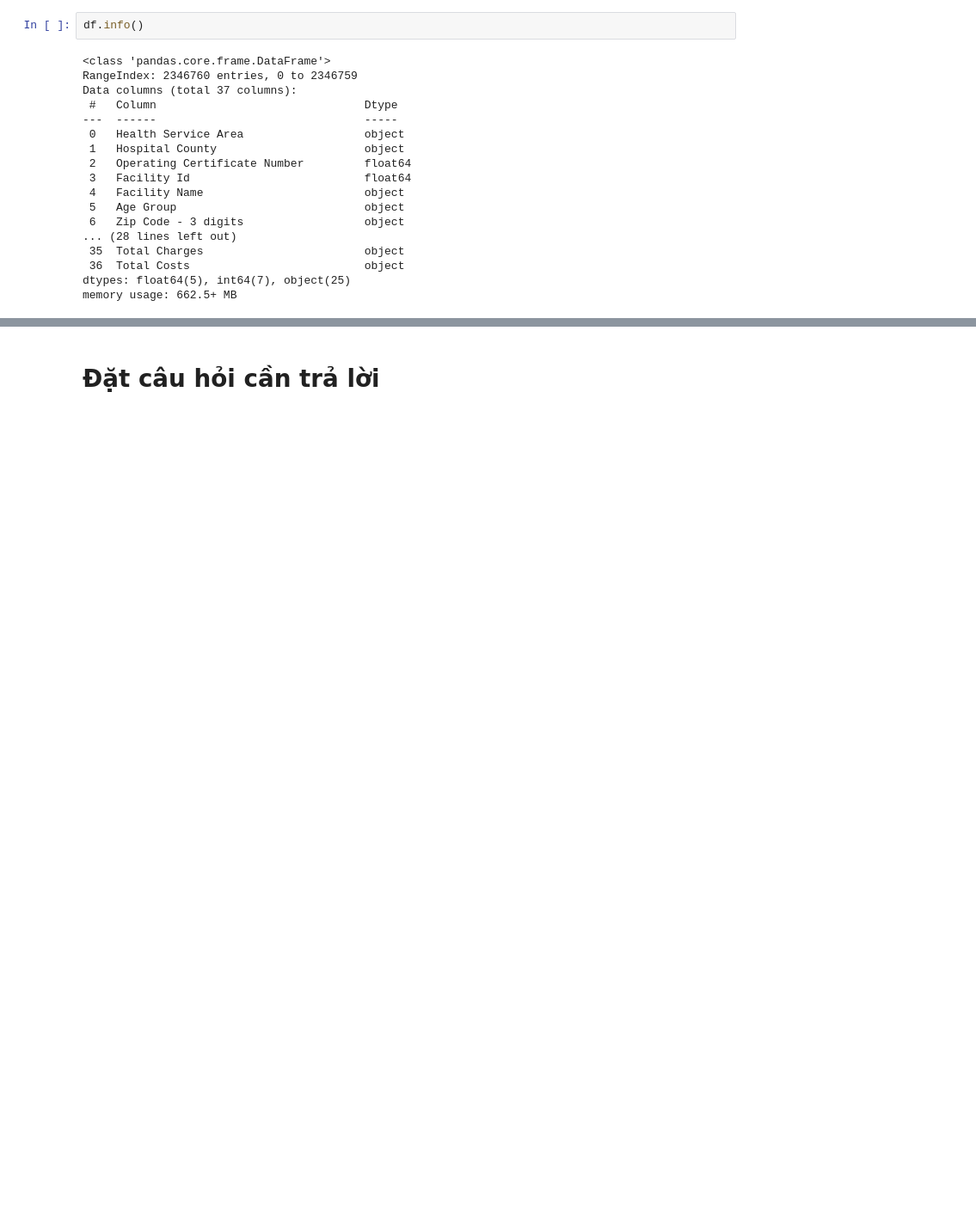
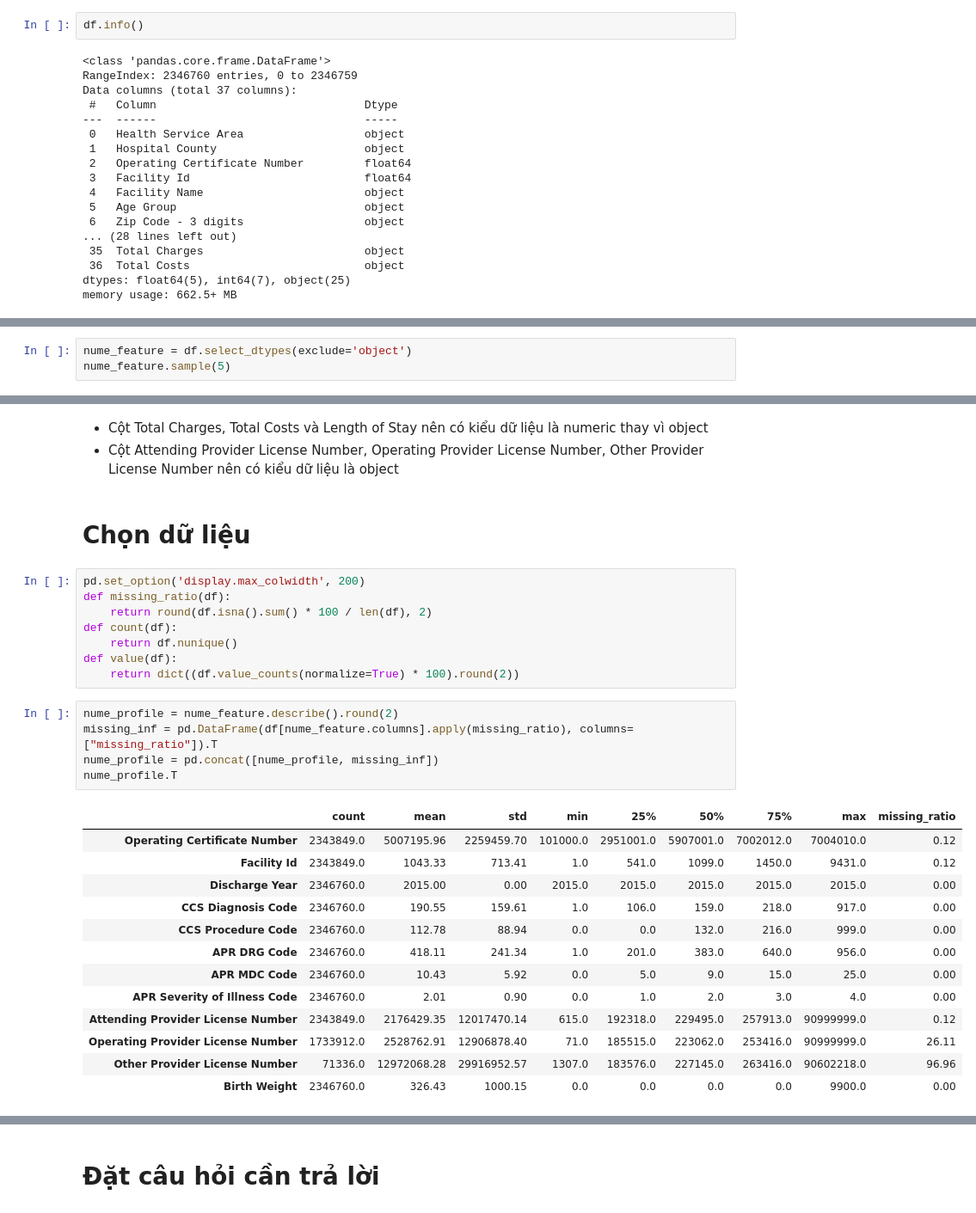
Before and after one commit to viplazylmht/P4DS_final, a Jupyter notebook: P4DS_Final.ipynb, the cells around one changed output, grey strips where cells are left out. Shown at 86% size. Saved outputs shown, nothing was run; the diff lists cells and outputs as text; blank space fills up the shorter version.

```diff
--- a/P4DS_Final.ipynb
+++ b/P4DS_Final.ipynb
@@ -114,0 +173,3 @@ array(['5', '8', '4', '3', '2', '9', '1', '59', '10', '17', '35', '15',
+# %%
+nume_feature = df.select_dtypes(exclude='object')
+nume_feature.sample(5)
@@ -114,0 +191,32 @@ array(['5', '8', '4', '3', '2', '9', '1', '59', '10', '17', '35', '15',
+# %% [markdown]
+- Cột Total Charges, Total Costs và Length of Stay nên có kiểu dữ liệu là numeric thay vì object
+- Cột Attending Provider License Number, Operating Provider License Number, Other Provider License Number nên có kiểu dữ liệu là object
+# %% [markdown]
+# Chọn dữ liệu
+# %%
+pd.set_option('display.max_colwidth', 200)
+def missing_ratio(df):
+    return round(df.isna().sum() * 100 / len(df), 2)
+def count(df):
+    return df.nunique()
+def value(df):
+    return dict((df.value_counts(normalize=True) * 100).round(2))
+# %%
+nume_profile = nume_feature.describe().round(2)
+missing_inf = pd.DataFrame(df[nume_feature.columns].apply(missing_ratio), columns=["missing_ratio"]).T
+nume_profile = pd.concat([nume_profile, missing_inf])
+nume_profile.T
+# %% [output]
+|  | count | mean | std | min | 25% | 50% | 75% | max | missing_ratio |
+| Operating Certificate Number | 2343849.0 | 5007195.96 | 2259459.70 | 101000.0 | 2951001.0 | 5907001.0 | 7002012.0 | 7004010.0 | 0.12 |
+| Facility Id | 2343849.0 | 1043.33 | 713.41 | 1.0 | 541.0 | 1099.0 | 1450.0 | 9431.0 | 0.12 |
+| Discharge Year | 2346760.0 | 2015.00 | 0.00 | 2015.0 | 2015.0 | 2015.0 | 2015.0 | 2015.0 | 0.00 |
+| CCS Diagnosis Code | 2346760.0 | 190.55 | 159.61 | 1.0 | 106.0 | 159.0 | 218.0 | 917.0 | 0.00 |
+| CCS Procedure Code | 2346760.0 | 112.78 | 88.94 | 0.0 | 0.0 | 132.0 | 216.0 | 999.0 | 0.00 |
+| APR DRG Code | 2346760.0 | 418.11 | 241.34 | 1.0 | 201.0 | 383.0 | 640.0 | 956.0 | 0.00 |
+| APR MDC Code | 2346760.0 | 10.43 | 5.92 | 0.0 | 5.0 | 9.0 | 15.0 | 25.0 | 0.00 |
+| APR Severity of Illness Code | 2346760.0 | 2.01 | 0.90 | 0.0 | 1.0 | 2.0 | 3.0 | 4.0 | 0.00 |
+| Attending Provider License Number | 2343849.0 | 2176429.35 | 12017470.14 | 615.0 | 192318.0 | 229495.0 | 257913.0 | 90999999.0 | 0.12 |
+| Operating Provider License Number | 1733912.0 | 2528762.91 | 12906878.40 | 71.0 | 185515.0 | 223062.0 | 253416.0 | 90999999.0 | 26.11 |
+| Other Provider License Number | 71336.0 | 12972068.28 | 29916952.57 | 1307.0 | 183576.0 | 227145.0 | 263416.0 | 90602218.0 | 96.96 |
+| Birth Weight | 2346760.0 | 326.43 | 1000.15 | 0.0 | 0.0 | 0.0 | 0.0 | 9900.0 | 0.00 |
```
Also changed, not shown: parts of 49 cells of this notebook.
